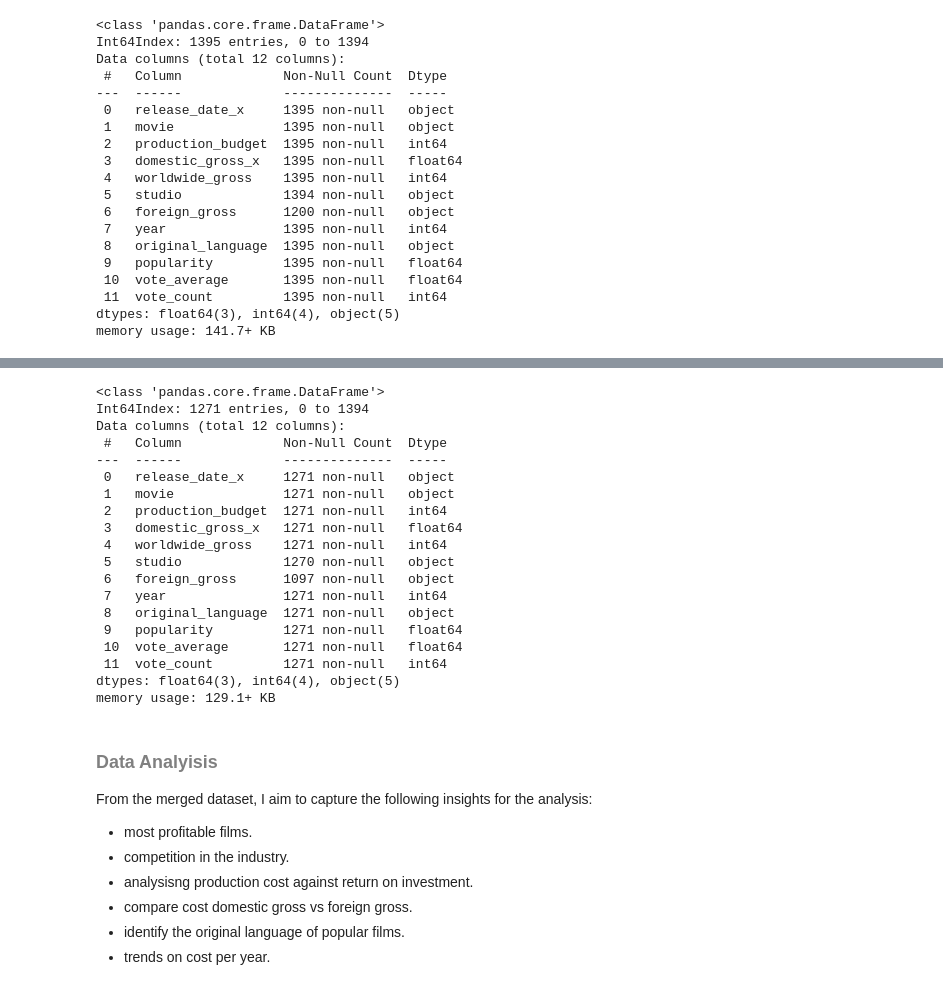
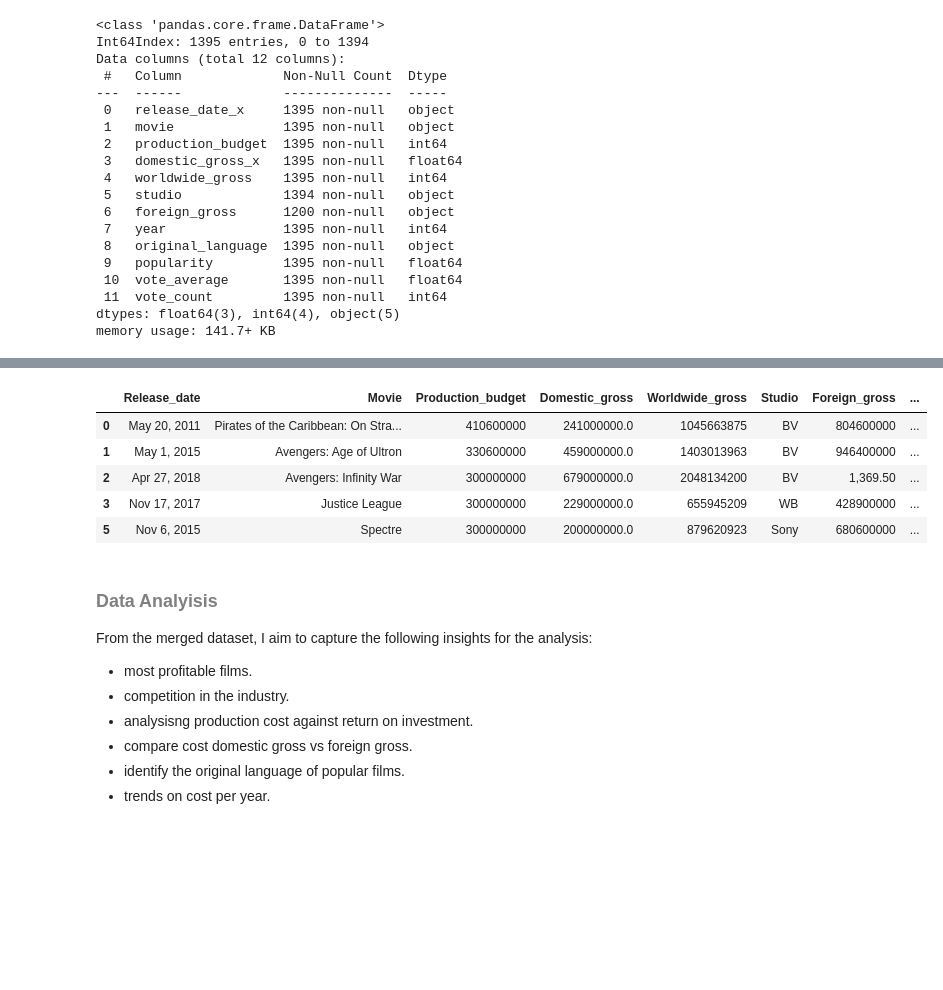
Before and after one commit to ruth-kitasi/Microsoft-movie-studio-project, a Jupyter notebook: index.ipynb, the cells around one changed output, grey strips where cells are left out. Drawn from its saved outputs; the diff is of its cells as text; code cells hidden in the pictures; blank space fills up the shorter version.

```diff
--- a/index.ipynb
+++ b/index.ipynb
@@ -307,27 +314,14 @@ memory usage: 129.1+ KB
 # %%
 #creating a copy of the data with no deleted duplicates
 df = data_with_deleted_duplicate
-new_df.info()
+df.head()
 # %% [output]
-<class 'pandas.core.frame.DataFrame'>
-Int64Index: 1271 entries, 0 to 1394
-Data columns (total 12 columns):
- #   Column             Non-Null Count  Dtype
----  ------             --------------  -----
- 0   release_date_x     1271 non-null   object
- 1   movie              1271 non-null   object
- 2   production_budget  1271 non-null   int64
- 3   domestic_gross_x   1271 non-null   float64
- 4   worldwide_gross    1271 non-null   int64
- 5   studio             1270 non-null   object
- 6   foreign_gross      1097 non-null   object
- 7   year               1271 non-null   int64
- 8   original_language  1271 non-null   object
- 9   popularity         1271 non-null   float64
- 10  vote_average       1271 non-null   float64
- 11  vote_count         1271 non-null   int64
-dtypes: float64(3), int64(4), object(5)
-memory usage: 129.1+ KB
+|  | Release_date | Movie | Production_budget | Domestic_gross | Worldwide_gross | Studio | Foreign_gross | ... |
+| 0 | May 20, 2011 | Pirates of the Caribbean: On Stra... | 410600000 | 241000000.0 | 1045663875 | BV | 804600000 | ... |
+| 1 | May 1, 2015 | Avengers: Age of Ultron | 330600000 | 459000000.0 | 1403013963 | BV | 946400000 | ... |
+| 2 | Apr 27, 2018 | Avengers: Infinity War | 300000000 | 679000000.0 | 2048134200 | BV | 1,369.50 | ... |
+| 3 | Nov 17, 2017 | Justice League | 300000000 | 229000000.0 | 655945209 | WB | 428900000 | ... |
+| 5 | Nov 6, 2015 | Spectre | 300000000 | 200000000.0 | 879620923 | Sony | 680600000 | ... |
 # %% [markdown]
 ### <font color=gray>Data Analyisis</font>
 
```
Also changed, not shown: parts of 32 cells of this notebook.
